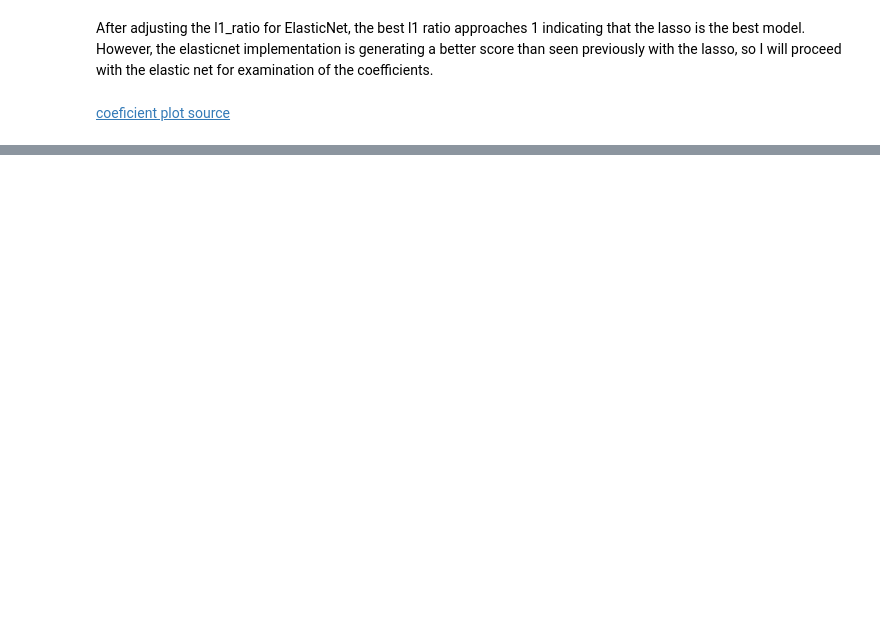
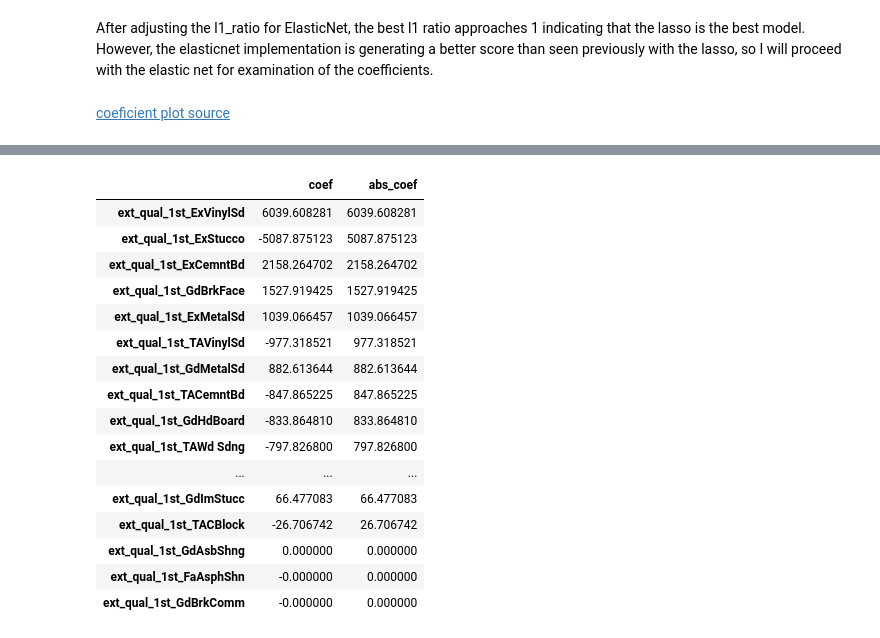
Before and after one commit to wcmohr/AmesHousing, a Jupyter notebook: notebooks/DataCleaning.ipynb, the cells around one changed output, grey strips where cells are left out. Saved outputs shown, nothing was run; the diff lists cells and outputs as text; code cells hidden in the pictures; blank space fills up the shorter version.

```diff
--- a/notebooks/DataCleaning.ipynb
+++ b/notebooks/DataCleaning.ipynb
@@ -87,3 +88,6 @@ Here we see that the log of the saleprice is much closer to normally distributed
 The distribution here indicates that normally distributed residuals would more likely result from modeling with the log of saleprice as the response.  The predicted value could then be exponentiated to arrive at the dollar estimate of price as opposed to the log-dollar estimate.
 
 In the current analysis I will stick with the untransformed saleprice as the response.
+# %%
+pd.set_option('display.max_columns', None)
+houses.describe()
@@ -693,0 +878,20 @@ en.alpha_, en.l1_ratio_
+# %%
+exterior_coefs
+# %% [output]
+|  | coef | abs_coef |
+| ext_qual_1st_ExVinylSd | 6039.608281 | 6039.608281 |
+| ext_qual_1st_ExStucco | -5087.875123 | 5087.875123 |
+| ext_qual_1st_ExCemntBd | 2158.264702 | 2158.264702 |
+| ext_qual_1st_GdBrkFace | 1527.919425 | 1527.919425 |
+| ext_qual_1st_ExMetalSd | 1039.066457 | 1039.066457 |
+| ext_qual_1st_TAVinylSd | -977.318521 | 977.318521 |
+| ext_qual_1st_GdMetalSd | 882.613644 | 882.613644 |
+| ext_qual_1st_TACemntBd | -847.865225 | 847.865225 |
+| ext_qual_1st_GdHdBoard | -833.864810 | 833.864810 |
+| ext_qual_1st_TAWd Sdng | -797.826800 | 797.826800 |
+| ... | ... | ... |
+| ext_qual_1st_GdImStucc | 66.477083 | 66.477083 |
+| ext_qual_1st_TACBlock | -26.706742 | 26.706742 |
+| ext_qual_1st_GdAsbShng | 0.000000 | 0.000000 |
+| ext_qual_1st_FaAsphShn | -0.000000 | 0.000000 |
+| ext_qual_1st_GdBrkComm | -0.000000 | 0.000000 |
```
Also changed, not shown: parts of 50 cells of this notebook, 9 other files.
